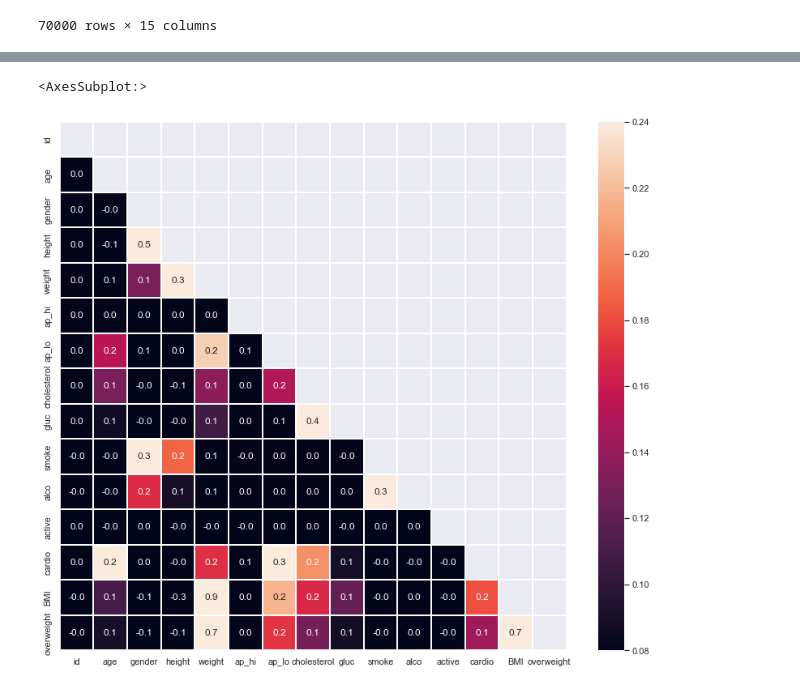
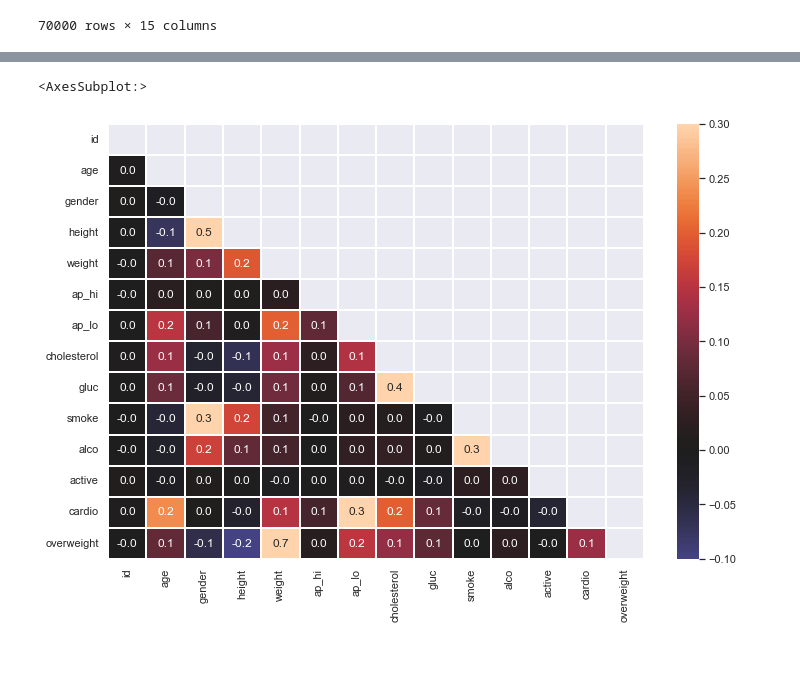
Before and after one commit to JavierRojas14/Medical_Data_Visualizer, a Jupyter notebook: medical_examination.ipynb, the cells around one changed output, grey strips where cells are left out. Drawn from its saved outputs; the diff is of its cells as text; code cells hidden in the pictures; blank space fills up the shorter version.

Commit message:
Se pudo poner bien los colores del heatmap

```diff
--- a/medical_examination.ipynb
+++ b/medical_examination.ipynb
@@ -5,6 +5,7 @@ import matplotlib.pyplot as plt
 import numpy as np
 
 sns.set()
+sns.set_palette('pastel')
 # %%
 df = pd.read_csv('medical_examination.csv')
 # %%
@@ -70,3 +71,5 @@ mask_weight_2 = df['weight'] <= df['weight'].quantile(0.975)
 mask_total = (mask_diastolic) & (mask_height_1) & (mask_height_2) & (mask_weight_1) & (mask_weight_2)
 
 df = df[mask_total]
+df.drop('BMI', axis = 1, inplace = True)
+df
@@ -73,9 +94,8 @@ df = df[mask_total]
 # %%
-fig, axis = plt.subplots(figsize = (14, 12))
+fig, axis = plt.subplots(figsize = (12, 10))
 corr = df.corr()
 mask = np.triu(np.ones_like(corr))
-
-sns.heatmap(data = corr, vmin = 0.08, vmax = 0.24,annot = True, mask = mask, fmt = '.1f', linewidths = 2)
+sns.heatmap(data = corr, vmin = -0.1, vmax = 0.3, center = 0, annot = True, mask = mask, fmt = '.1f', linewidths = 1.5)
 # %% [output]
 <AxesSubplot:>
-[figure, old version]
+[figure, new version]
```
Also changed, not shown: parts of 2 cells of this notebook.
